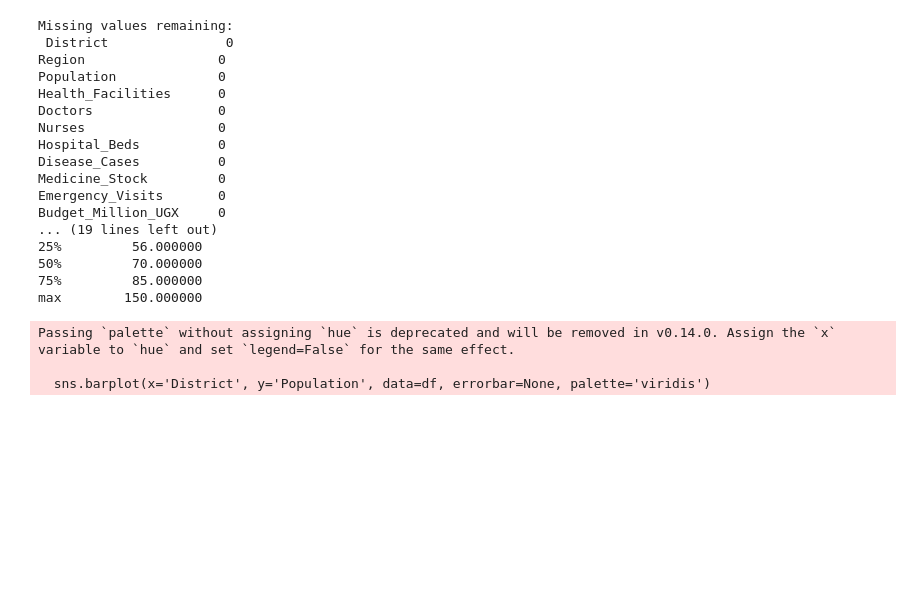
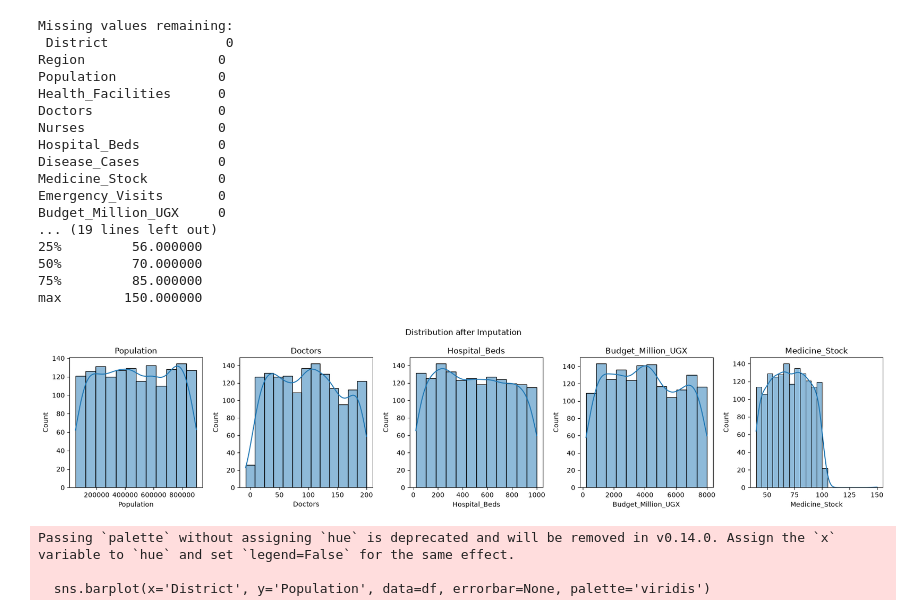
Before and after one commit to Nandrog/Health_Resource_Allocation_Modal, a Jupyter notebook: Health_Resource_Allocation_Model.ipynb, the cells around one changed output. Cells and saved outputs as stored; diff of their text form; code cells hidden in the pictures; blank space fills up the shorter version.

```diff
--- a/Health_Resource_Allocation_Model.ipynb
+++ b/Health_Resource_Allocation_Model.ipynb
@@ -130,6 +139,16 @@ Budget_Million_UGX     0
 50%         70.000000
 75%         85.000000
 max        150.000000
+# %%
+fig, axes = plt.subplots(1, len(cols_to_impute), figsize=(18, 4))
+for ax, col in zip(axes, cols_to_impute):
+    sns.histplot(before_describe(col) if False else df[col], kde=True, ax=ax)
+    ax.set_title(col)
+plt.suptitle('Distribution after Imputation')
+plt.tight_layout()
+plt.show()
+# %% [output]
+[figure, added]
 # %%
 #A barplot for districts against population
 plt.figure(figsize=(10, 6))
```
Also changed, not shown: parts of 2 cells of this notebook.
